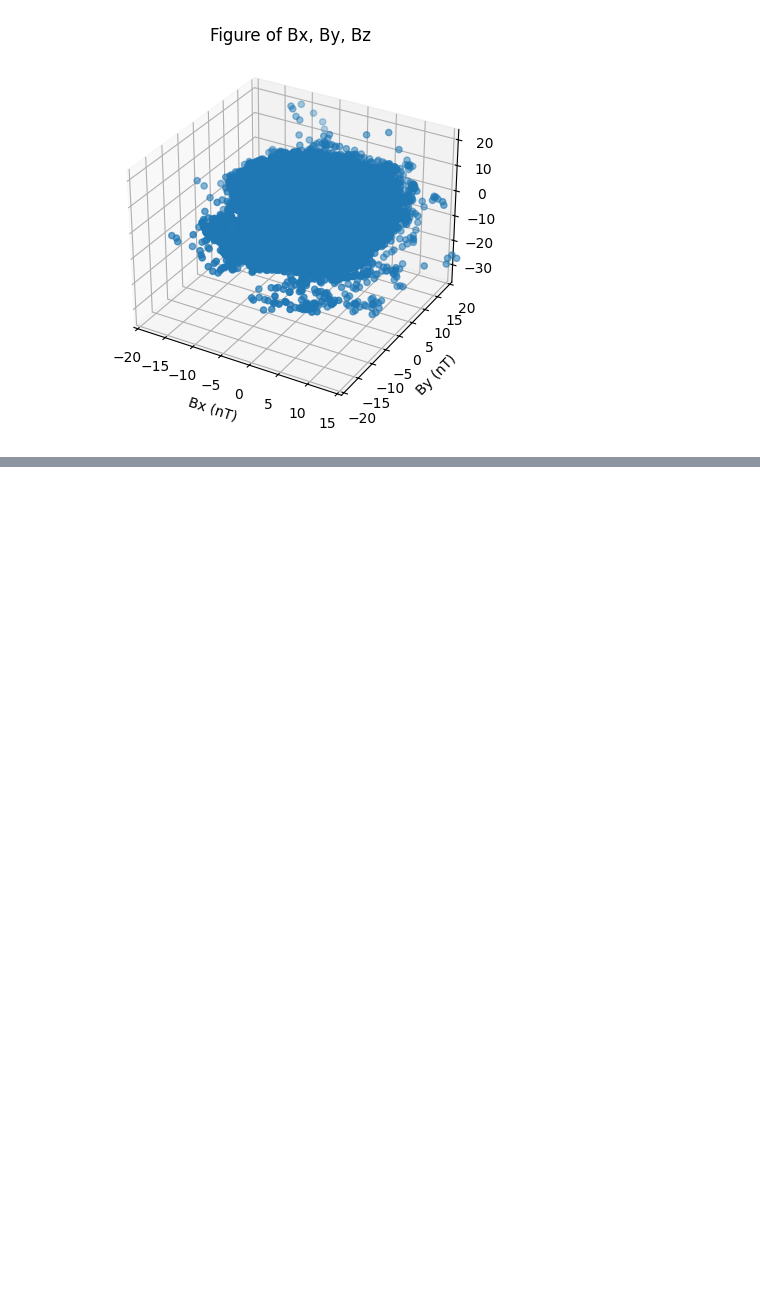
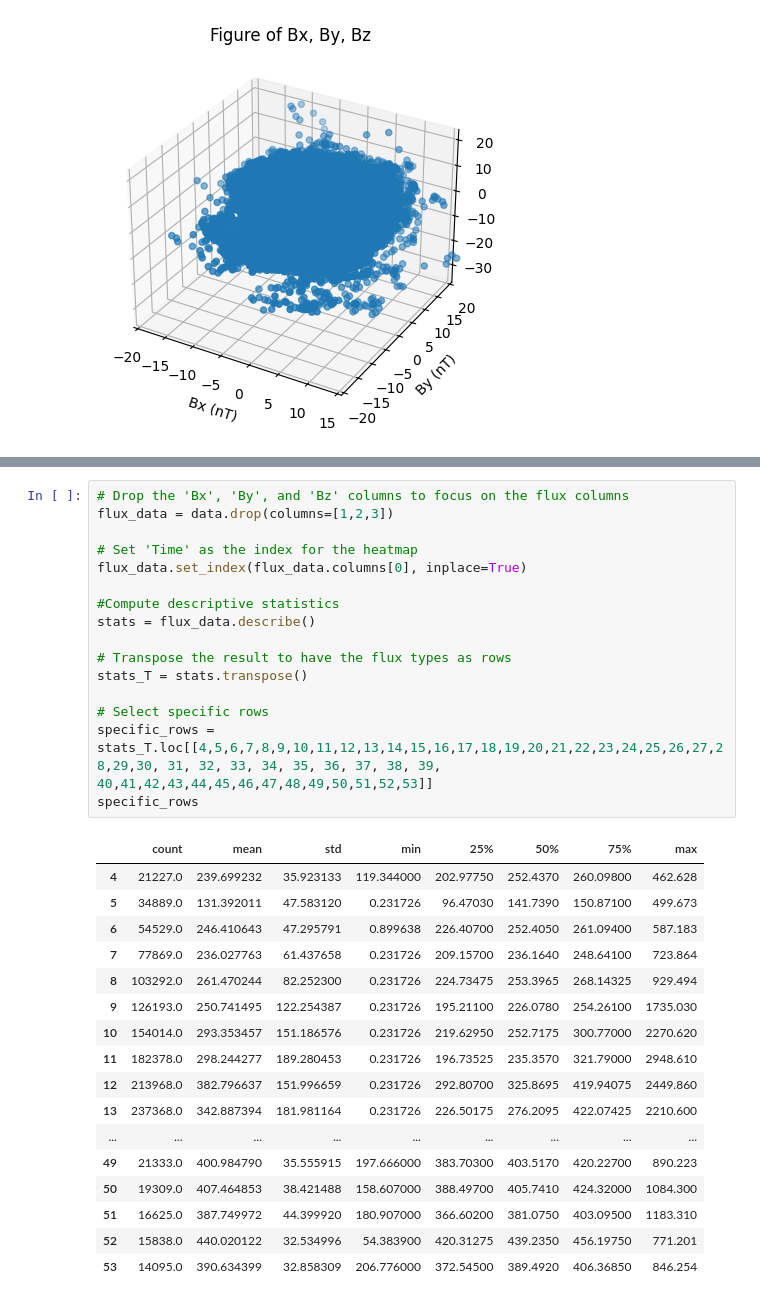
Before and after one commit to space-apps-tacoma/oracle-discovr, a Jupyter notebook: NASA_2017.ipynb, the cells around one changed output, grey strips where cells are left out. Cells and saved outputs as stored; diff of their text form; blank space fills up the shorter version.

```diff
--- a/NASA_2017.ipynb
+++ b/NASA_2017.ipynb
@@ -162,0 +203,34 @@ plt.show()
+# %%
+# Drop the 'Bx', 'By', and 'Bz' columns to focus on the flux columns
+flux_data = data.drop(columns=[1,2,3])
+
+# Set 'Time' as the index for the heatmap
+flux_data.set_index(flux_data.columns[0], inplace=True)
+
+#Compute descriptive statistics
+stats = flux_data.describe()
+
+# Transpose the result to have the flux types as rows
+stats_T = stats.transpose()
+
+# Select specific rows
+specific_rows = stats_T.loc[[4,5,6,7,8,9,10,11,12,13,14,15,16,17,18,19,20,21,22,23,24,25,26,27,28,29,30, 31, 32, 33, 34, 35, 36, 37, 38, 39, 40,41,42,43,44,45,46,47,48,49,50,51,52,53]]
+specific_rows
+# %% [output]
+|  | count | mean | std | min | 25% | 50% | 75% | max |
+| 4 | 21227.0 | 239.699232 | 35.923133 | 119.344000 | 202.97750 | 252.4370 | 260.09800 | 462.628 |
+| 5 | 34889.0 | 131.392011 | 47.583120 | 0.231726 | 96.47030 | 141.7390 | 150.87100 | 499.673 |
+| 6 | 54529.0 | 246.410643 | 47.295791 | 0.899638 | 226.40700 | 252.4050 | 261.09400 | 587.183 |
+| 7 | 77869.0 | 236.027763 | 61.437658 | 0.231726 | 209.15700 | 236.1640 | 248.64100 | 723.864 |
+| 8 | 103292.0 | 261.470244 | 82.252300 | 0.231726 | 224.73475 | 253.3965 | 268.14325 | 929.494 |
+| 9 | 126193.0 | 250.741495 | 122.254387 | 0.231726 | 195.21100 | 226.0780 | 254.26100 | 1735.030 |
+| 10 | 154014.0 | 293.353457 | 151.186576 | 0.231726 | 219.62950 | 252.7175 | 300.77000 | 2270.620 |
+| 11 | 182378.0 | 298.244277 | 189.280453 | 0.231726 | 196.73525 | 235.3570 | 321.79000 | 2948.610 |
+| 12 | 213968.0 | 382.796637 | 151.996659 | 0.231726 | 292.80700 | 325.8695 | 419.94075 | 2449.860 |
+| 13 | 237368.0 | 342.887394 | 181.981164 | 0.231726 | 226.50175 | 276.2095 | 422.07425 | 2210.600 |
+| ... | ... | ... | ... | ... | ... | ... | ... | ... |
+| 49 | 21333.0 | 400.984790 | 35.555915 | 197.666000 | 383.70300 | 403.5170 | 420.22700 | 890.223 |
+| 50 | 19309.0 | 407.464853 | 38.421488 | 158.607000 | 388.49700 | 405.7410 | 424.32000 | 1084.300 |
+| 51 | 16625.0 | 387.749972 | 44.399920 | 180.907000 | 366.60200 | 381.0750 | 403.09500 | 1183.310 |
+| 52 | 15838.0 | 440.020122 | 32.534996 | 54.383900 | 420.31275 | 439.2350 | 456.19750 | 771.201 |
+| 53 | 14095.0 | 390.634399 | 32.858309 | 206.776000 | 372.54500 | 389.4920 | 406.36850 | 846.254 |
```
Also changed, not shown: parts of 5 cells of this notebook.
